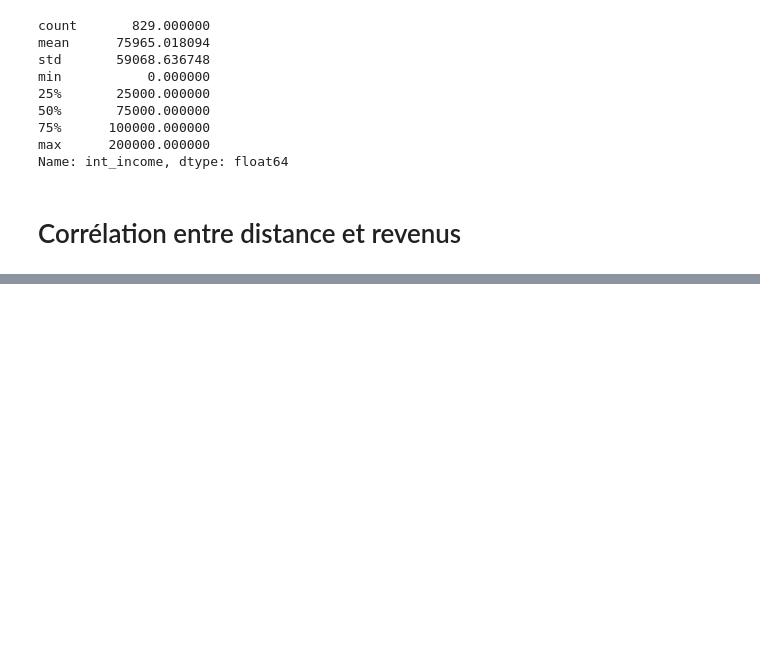
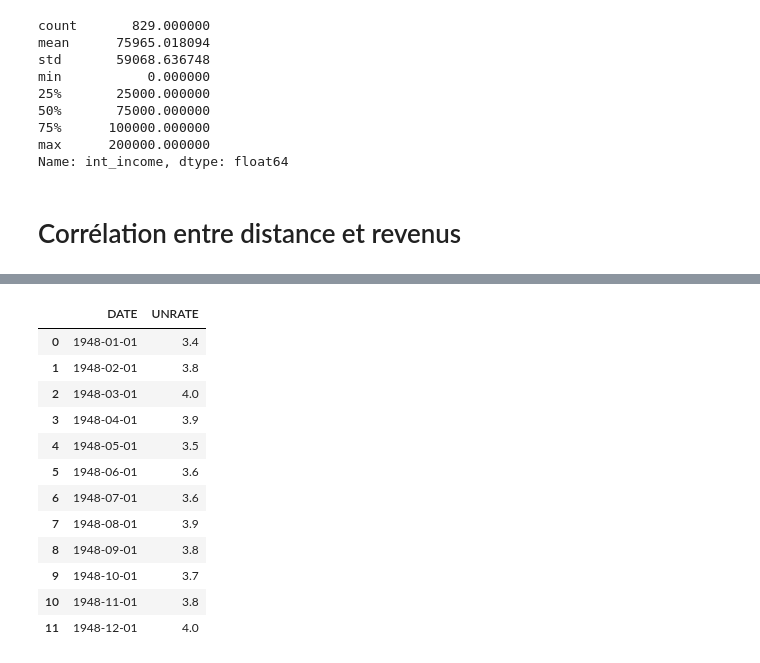
Before and after one commit to brunoharlein/pandas_is_cool, a Jupyter notebook: Cours Pandas.ipynb, the cells around one changed output, grey strips where cells are left out. Cells and saved outputs as stored; diff of their text form; code cells hidden in the pictures; blank space fills up the shorter version.

```diff
--- a/Cours Pandas.ipynb
+++ b/Cours Pandas.ipynb
@@ -2434,0 +2618,19 @@ Name: int_income, dtype: float64
+# %%
+first_year = unrate[0:12]
+# Nous prenons les 12 premières lignes de notre DataFrame unrate
+
+first_year
+# %% [output]
+|  | DATE | UNRATE |
+| 0 | 1948-01-01 | 3.4 |
+| 1 | 1948-02-01 | 3.8 |
+| 2 | 1948-03-01 | 4.0 |
+| 3 | 1948-04-01 | 3.9 |
+| 4 | 1948-05-01 | 3.5 |
+| 5 | 1948-06-01 | 3.6 |
+| 6 | 1948-07-01 | 3.6 |
+| 7 | 1948-08-01 | 3.9 |
+| 8 | 1948-09-01 | 3.8 |
+| 9 | 1948-10-01 | 3.7 |
+| 10 | 1948-11-01 | 3.8 |
+| 11 | 1948-12-01 | 4.0 |
```
Also changed, not shown: parts of 39 cells of this notebook, 3 other files.
